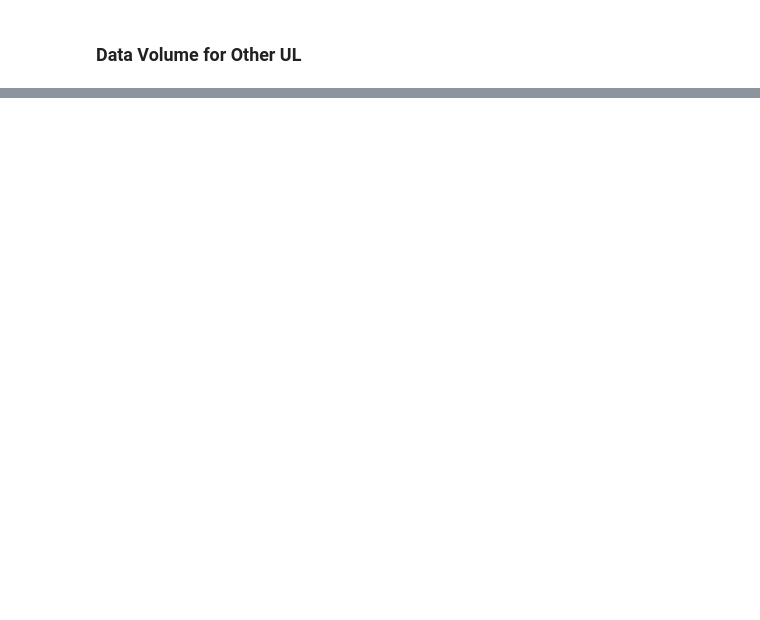
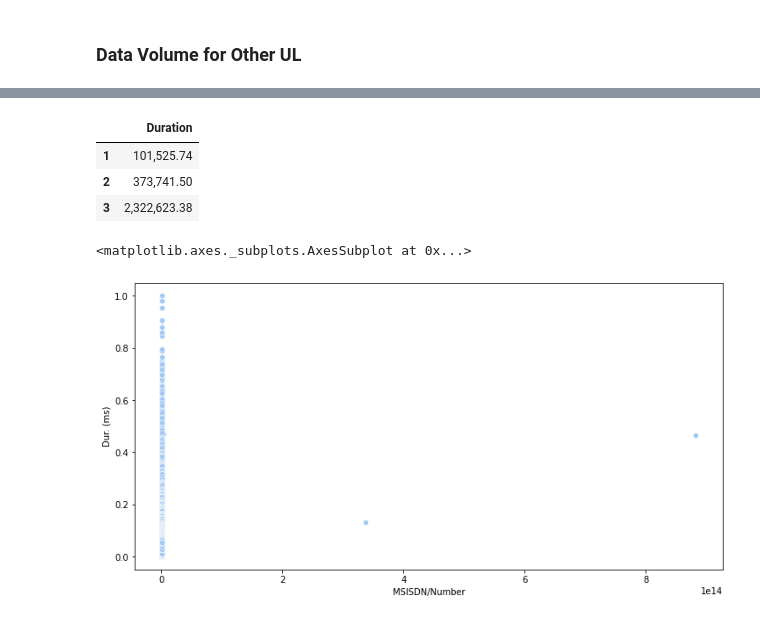
Before and after one commit to YasabnehT/Telecom_Data_Analysis, a Jupyter notebook: notebooks/UserOverviewAnalysis.ipynb, the cells around one changed output, grey strips where cells are left out. Drawn from its saved outputs; the diff is of its cells as text; code cells hidden in the pictures; blank space fills up the shorter version.

```diff
--- a/notebooks/UserOverviewAnalysis.ipynb
+++ b/notebooks/UserOverviewAnalysis.ipynb
@@ -834,0 +1666,21 @@ db['UL TP < 10 Kbps (%)'].hist()
+# %%
+db_cluster = db_sklearn[['IMEI', 'Dur. (ms)']]#.concat(db_user_Duration)
+kmeans = KMeans(n_clusters=3)
+kmeans.fit(db_cluster)
+
+centroids = kmeans.cluster_centers_
+centroids = pd.DataFrame(centroids, columns=['Duration'])
+centroids.index = np.arange(1, len(centroids)+1) # Start the index from 1
+centroids
+# %% [output]
+|  | Duration |
+| 1 | 101,525.74 |
+| 2 | 373,741.50 |
+| 3 | 2,322,623.38 |
+# %%
+plt.figure(figsize=(12,6))
+sns.set_palette("pastel")
+sns.scatterplot(x=db_cluster['MSISDN/Number'], y = db_cluster['Dur. (ms)'], palette='bright') #data['Assault'], hue=data['Cluster'], palette='bright')
+# %% [output]
+<matplotlib.axes._subplots.AxesSubplot at 0x...>
+[figure, added]
```
Also changed, not shown: parts of 463 cells of this notebook, 3 other files.
